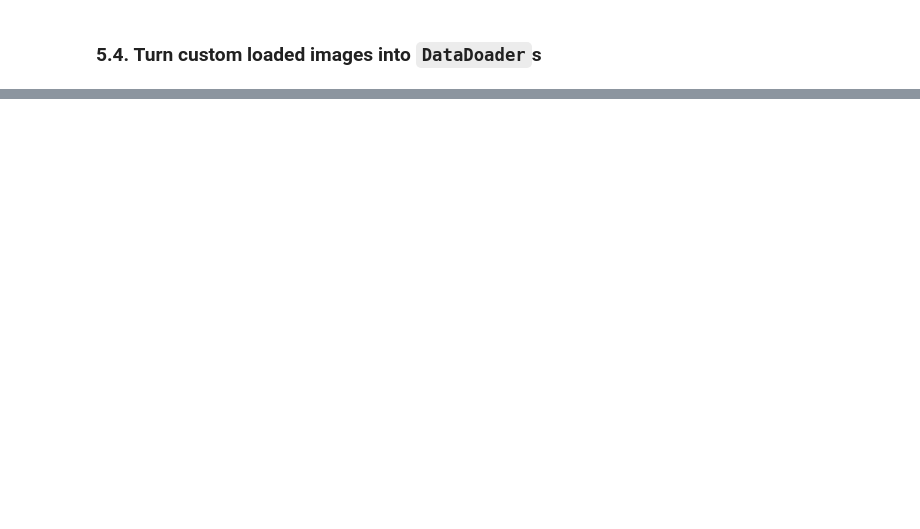
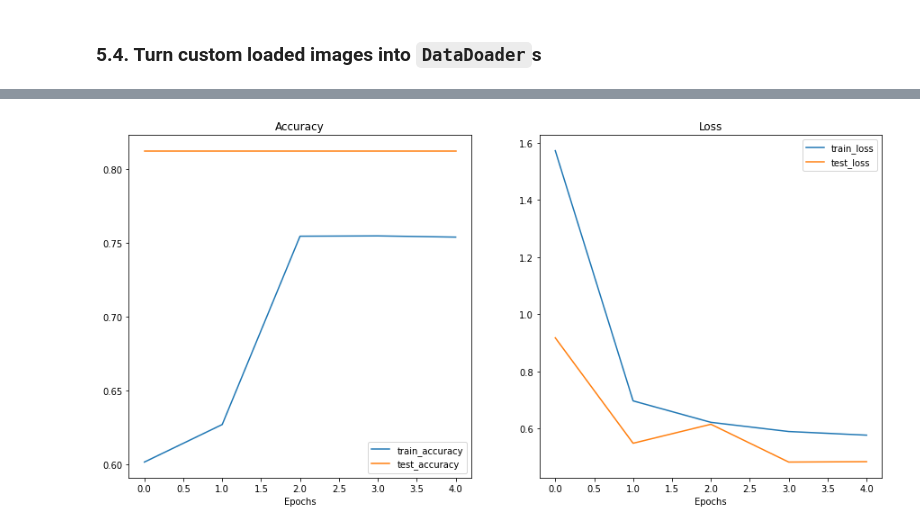
Before and after one commit to jfink09/optical-funduscopic-convolutional-neural-network, a Jupyter notebook: FundusNeuralNet.ipynb, the cells around one changed output, grey strips where cells are left out. Cells and saved outputs as stored; diff of their text form; code cells hidden in the pictures; blank space fills up the shorter version.

```diff
--- a/FundusNeuralNet.ipynb
+++ b/FundusNeuralNet.ipynb
@@ -624,0 +1155,7 @@ ValueError: ignored
+# %%
+# Turn the image folders into datasets
+from torchvision import datasets
+train_data_augmented = datasets.ImageFolder(root=train_dir,
+                                             transform=train_transform_trivial)
+test_data_simple = datasets.ImageFolder(root=test_dir,
+                                        transform=test_transform_simple)
@@ -624,0 +1185,9 @@ ValueError: ignored
+# %%
+# Create model_1 and send to target device
+torch.manual_seed(42)
+
+model_1 = TinyVGG(input_shape=3,
+                  hidden_units=10,
+                  output_shape=len(train_data_augmented.classes)).to(device)
+
+model_1
@@ -624,0 +1217,27 @@ ValueError: ignored
+# %%
+torch.manual_seed(42)
+torch.cuda.manual_seed(42)
+
+# Set the number of epochs
+NUM_EPOCHS = 5
+
+# Set up loss function
+loss_fn = nn.CrossEntropyLoss()
+optimizer = torch.optim.Adam(params=model_1.parameters(),
+                             lr=0.001)
+
+# Star tthe timer
+from timeit import default_timer as timer
+start_time = timer()
+
+# Train model_1
+model_1_results = train(model=model_1,
+                        train_dataloader=train_dataloader_augmented,
+                        test_dataloader=test_dataloader_simple,
+                        optimizer=optimizer,
+                        loss_fn=loss_fn,
+                        epochs=NUM_EPOCHS) # Can add device=device if using a GPU
+
+# End timer and print how long it took
+end_time = timer()
+print(f"Total training time for model_1: {end_time-start_time:.3f} seconds")
@@ -624,0 +1253,4 @@ ValueError: ignored
+# %%
+plot_loss_curves(model_1_results)
+# %% [output]
+[figure, added]
```
Also changed, not shown: parts of 74 cells of this notebook.
